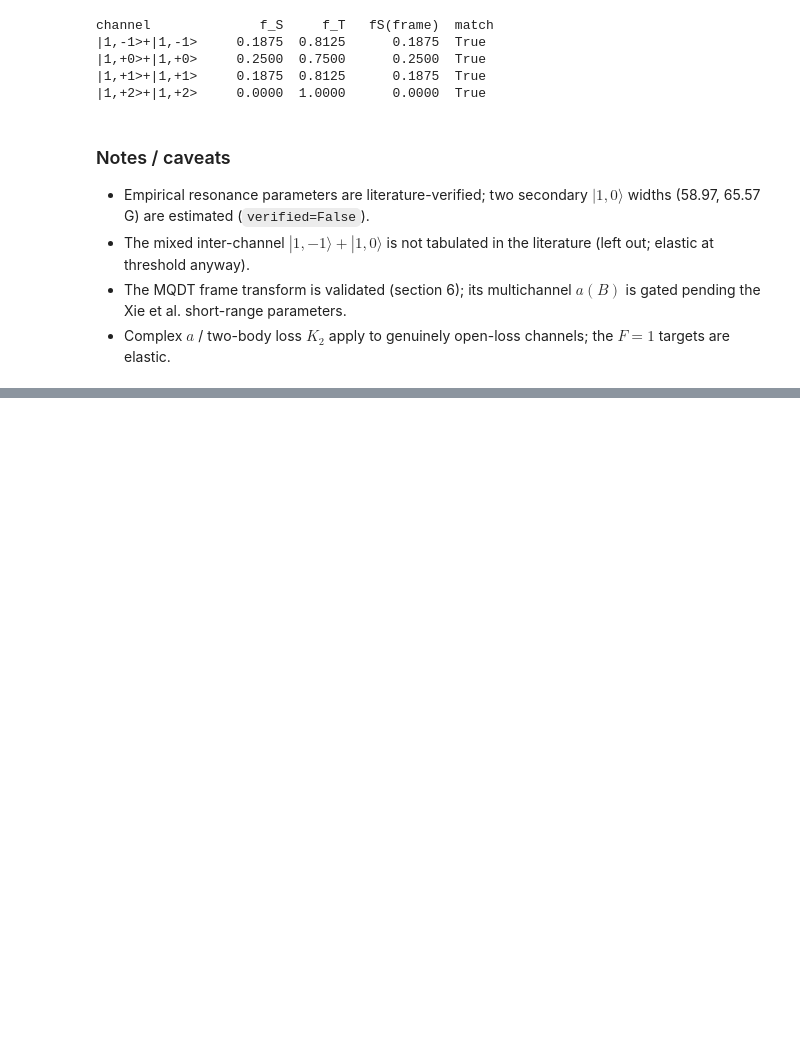
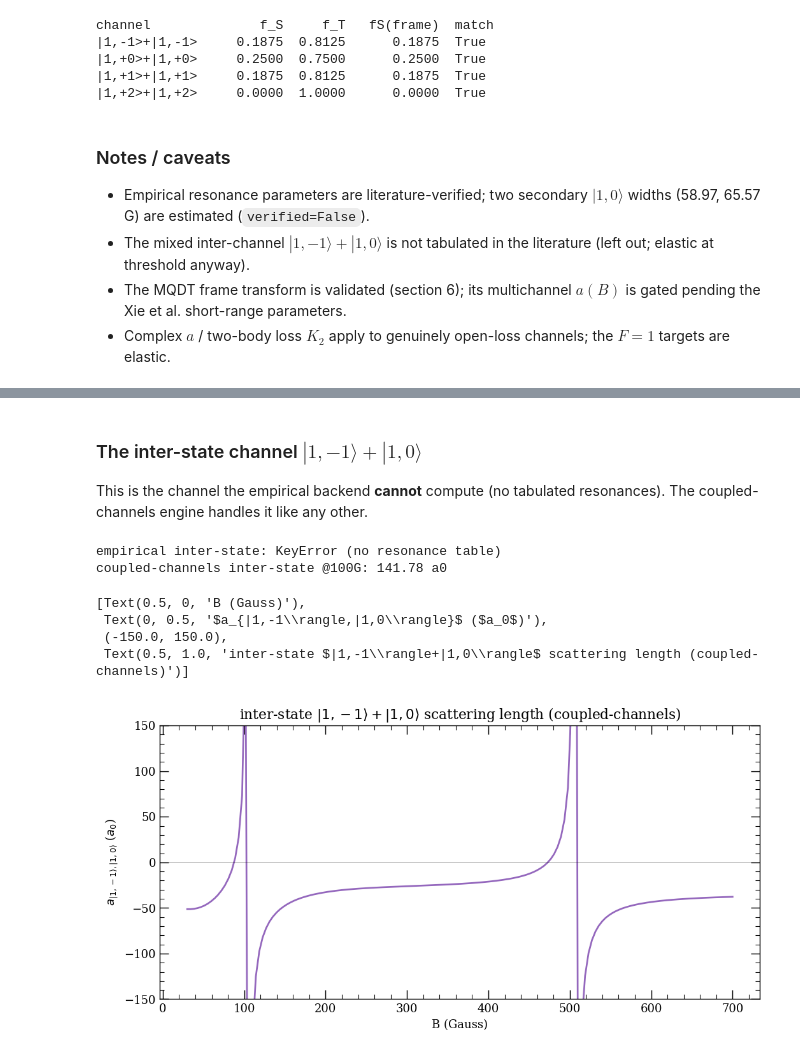
Before and after one commit to ucsb-amo/k-amo, a Jupyter notebook: kamo/scattering/examples/scattering_demo.ipynb, the cells around one changed output, grey strips where cells are left out. Cells and saved outputs as stored; diff of their text form; code cells hidden in the pictures; blank space fills up the shorter version.

```diff
--- a/kamo/scattering/examples/scattering_demo.ipynb
+++ b/kamo/scattering/examples/scattering_demo.ipynb
@@ -201,0 +235,29 @@ channel              f_S     f_T   fS(frame)  match
+# %% [markdown]
+### The inter-state channel $|1,-1\rangle + |1,0\rangle$
+
+This is the channel the empirical backend **cannot** compute (no tabulated
+resonances). The coupled-channels engine handles it like any other.
+# %%
+print('empirical inter-state:', end=' ')
+try:
+    model.inter((1, -1), (1, 0), 100.0)
+except KeyError:
+    print('KeyError (no resonance table)')
+print('coupled-channels inter-state @100G:',
+      round(cc.scattering_length((1, -1), (1, 0), 100.0).real, 2), 'a0')
+
+Bi = np.linspace(30, 700, 160)
+a_inter = np.array([cc.scattering_length((1, -1), (1, 0), float(b)).real for b in Bi])
+fig, ax = plt.subplots(figsize=(8, 4), layout='constrained')
+ax.plot(Bi, a_inter, 'C4')
+ax.axhline(0, color='k', lw=0.5, alpha=0.4)
+ax.set(xlabel='B (Gauss)', ylabel=r'$a_{|1,-1\rangle,|1,0\rangle}$ ($a_0$)', ylim=(-150, 150),
+       title=r'inter-state $|1,-1\rangle+|1,0\rangle$ scattering length (coupled-channels)')
+# %% [output]
+empirical inter-state: KeyError (no resonance table)
+coupled-channels inter-state @100G: 141.78 a0
+[Text(0.5, 0, 'B (Gauss)'),
+ Text(0, 0.5, '$a_{|1,-1\\rangle,|1,0\\rangle}$ ($a_0$)'),
+ (-150.0, 150.0),
+ Text(0.5, 1.0, 'inter-state $|1,-1\\rangle+|1,0\\rangle$ scattering length (coupled-channels)')]
+[figure, added]
```
Also changed, not shown: parts of 3 cells of this notebook, 8 other files.
